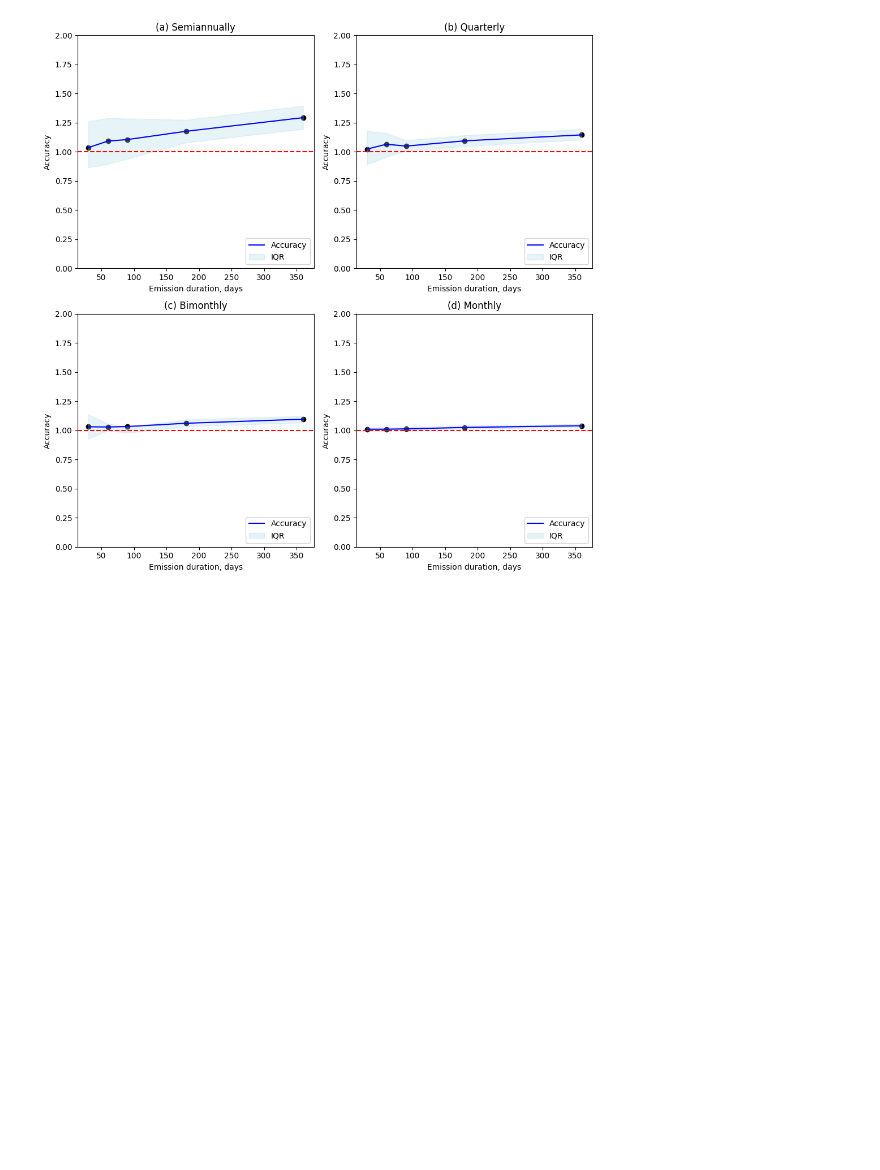
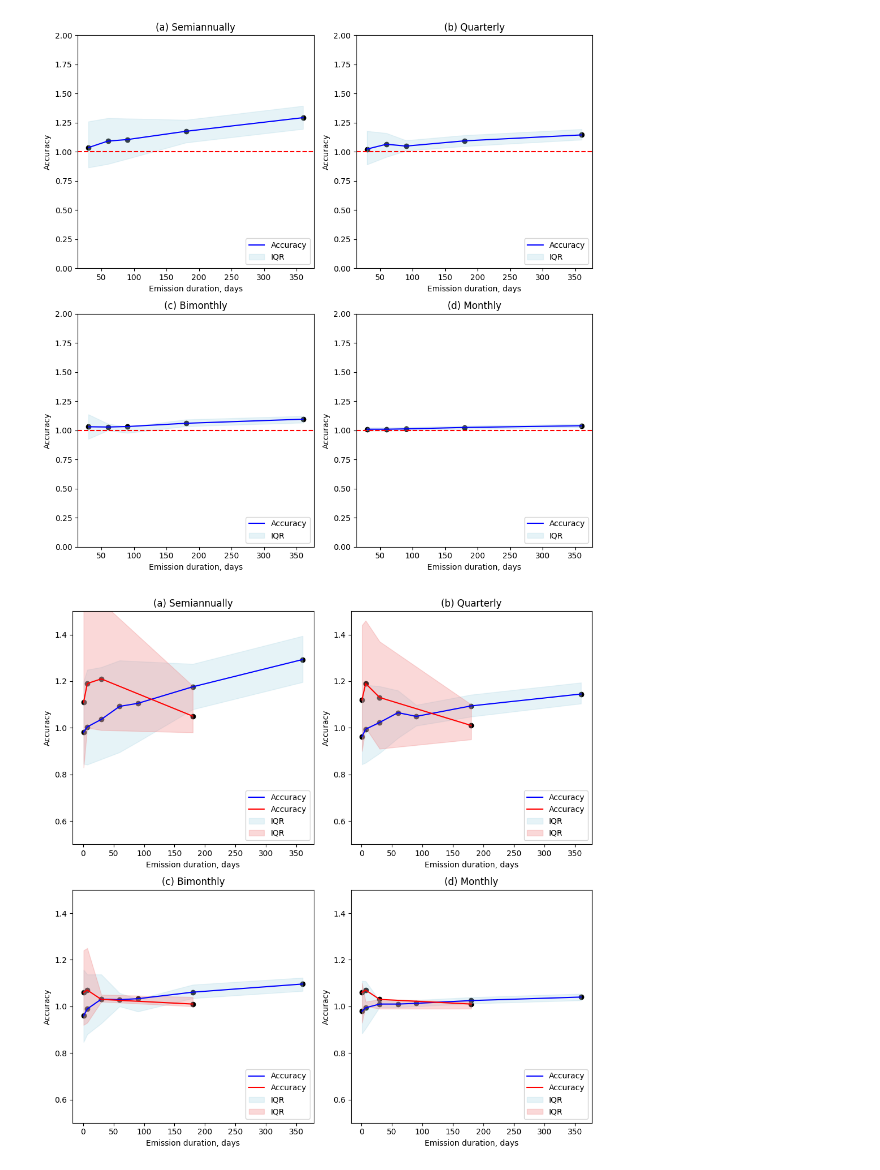
Before and after one commit to HJJJJX/Figure-Plotting, a Jupyter notebook: Uncertainty_Plot.ipynb, the cells around one changed output. Cells and saved outputs as stored; diff of their text form; code cells hidden in the pictures; blank space fills up the shorter version.

```diff
--- a/Uncertainty_Plot.ipynb
+++ b/Uncertainty_Plot.ipynb
@@ -259,3 +259,87 @@ plt.savefig(r'C:\Users\Haojun\Desktop\Uncertainty\Non_repair_frequency.png')
 plt.show()
 # %% [output]
 [figure]
+# %%
+#Comparison
+import matplotlib.pyplot as plt
+import numpy as np
+
+# Sample data for scatter plots
+x_values = [[360, 180, 90, 60, 30, 7, 1], [360, 180, 90, 60, 30, 7, 1],  [360, 180, 90, 60, 30, 7, 1]]
+y_values = [[29.3,17.6,10.5,9.2,3.6,0.4,-1.8], [14.5,9.4,4.9,6.5,2.3,-0.6,-3.7], [4.0,2.5,1.3,1.0,1.0,-0.6,-2.1]]
+
+#Colette
+x_values_2 = [[180, 30, 7, 1], [180, 30, 7, 1], [180, 30, 7, 1]]
+y_values_2 = [[5, 21, 19, 11], [1, 13, 19, 12], [1, 3, 7, 6]]
+
+# Calculate 25th and 75th percentiles
+percentile_25 = [
+    [19.6,7.9,-6.0,-10.5,-13.5,-15.8,-15.5], [10.4,4.8,0.9,-4.4,-10.9,-15,-15.7],  [2.6,1.2,-0.0,-0.4,-0.3,-9.5,-11.7]]
+percentile_75 = [
+    [39.4,27.4,28.5,28.9,26.0,24.9,19.9], [19.4,14.2,9.8,16.0,17.8,18.4,13.2],  [5.4,3.9,2.7,2.5,2.4,10.8,10.9]]
+
+#Colette
+percentile_25_2 = [
+    [-2, -1, 0, -17], [-5, -9, 0, -10], [0, 2, -7, -8]]
+percentile_75_2 = [
+    [18, 54, 56, 55], [10, 37, 46, 44], [4, 5, 25, 24]]
+
+# Create subplots
+fig, axs = plt.subplots(2, 2, figsize=(10, 10))
+
+# Titles for each subplot
+titles = ["(a) Semiannually", "(b) Quarterly", "(c) Bimonthly", "(d) Monthly"]
+
+# Define common y-axis limits
+ylim_min = 0.5
+ylim_max = 1.5  # Adjust according to your data
+
+# Plot data for each subplot
+for j in range(2):
+    for k in range(2):
+        idx = j * 2 + k
+        ax = axs[j, k]
+        ax.scatter(x_values[idx], (100 + np.array(y_values[idx]))/100, color="black")
+        ax.scatter(x_values_2[idx], (100 + np.array(y_values_2[idx]))/100, color="black")
+        ax.set_xlabel("Emission duration, days")
+        ax.set_ylabel("Accuracy")
+        ax.tick_params(axis="y")
+
+        lns1 = ax.plot(x_values[idx], (100 + np.array(y_values[idx]))/100, linestyle="-", color="blue", label="Accuracy")
+        lns2 = ax.plot(x_values_2[idx], (100 + np.array(y_values_2[idx]))/100, linestyle="-", color="red", label="Accuracy")
+
+        # Add shadow region for lns1
+        fill_between = ax.fill_between(
+            x_values[idx],
+            (100 + np.array(percentile_25[idx]))/100,
+            (100 + np.array(percentile_75[idx]))/100,
+            color="lightblue",
+            alpha=0.3,
+            label="IQR",
+        )
+
+                # Add shadow region for lns2
+        fill_between = ax.fill_between(
+            x_values_2[idx],
+            (100 + np.array(percentile_25_2[idx]))/100,
+            (100 + np.array(percentile_75_2[idx]))/100,
+            color="lightcoral",
+            alpha=0.3,
+            label="IQR",
+        )
+
+        # Add red dashed line at y = 1.0
+        # ax.axhline(y=1.0, color='red', linestyle='--')
+
+        # Set y-axis limits
+        ax.set_ylim(ylim_min, ylim_max)
+        ax.set_title(titles[idx])
+
+        # Create legend for each subplot
+        ax.legend(loc="lower right")
+
+plt.tight_layout()
+
+plt.show()
+# %% [output]
+[figure, added]
```
Also changed, not shown: parts of 1 cell of this notebook.
